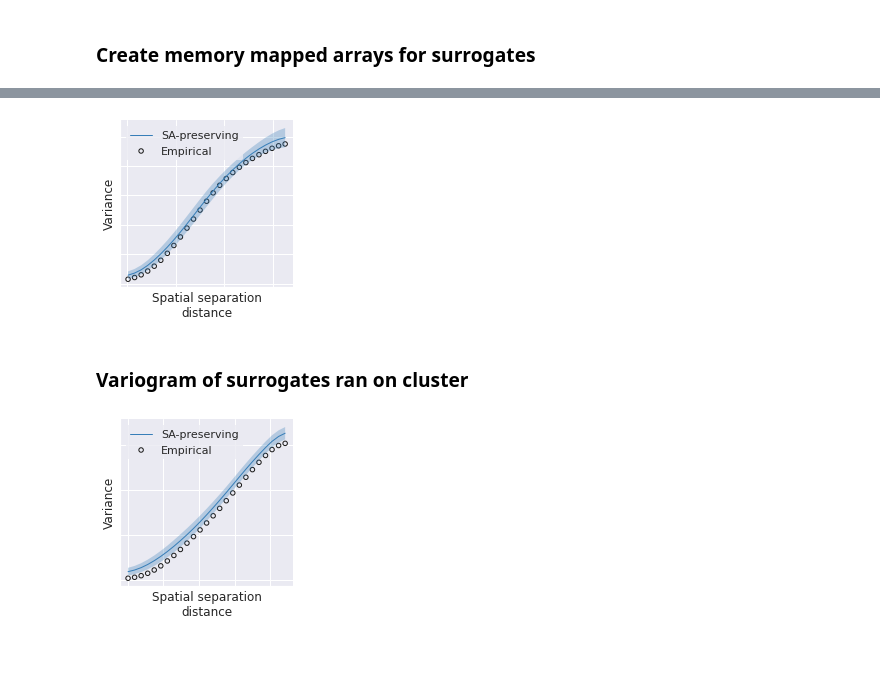
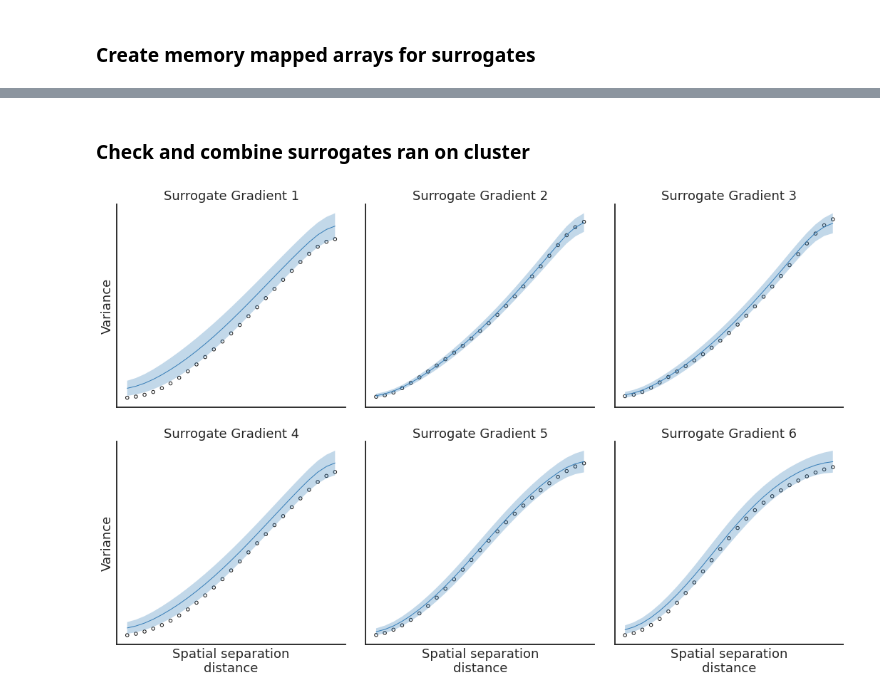
Before and after one commit to juhuntenburg/mouse_gradients, a Jupyter notebook: 04_Null_Models/Null_models_surface.ipynb, the cells around one changed output, grey strips where cells are left out. Drawn from its saved outputs; the diff is of its cells as text; code cells hidden in the pictures; blank space fills up the shorter version.

Commit message:
finish surface surrogates

```diff
--- a/04_Null_Models/Null_models_surface.ipynb
+++ b/04_Null_Models/Null_models_surface.ipynb
@@ -112,42 +55,2 @@ sampled_fit(gradients[:,4],
-# %%
-sns.set()
-sampled_fit(gradients[:,5],
-            data_dir+"results/null_models/surface/distmat.npy",
-            data_dir+"results/null_models/surface/index.npy",
-            deltas=[0.1,0.2,0.3,0.4,0.5,0.6,0.7,0.8,0.9],
-            ns=1000,
-            knn=3000,
-            nsurr=10)
-# %% [output]
-[figure, removed]
 # %% [markdown]
-### Variogram of surrogates ran on cluster
+### Check and combine surrogates ran on cluster
-# %%
-emp_var = np.load(data_dir + 'results/null_models/surface/surf0_emp_var.npy').mean(axis=0)
-surr_var = np.load(data_dir + 'results/null_models/surface/surf0_surr_var.npy')
-u0 = np.load(data_dir + 'results/null_models/surface/surf0_u0.npy').mean(axis=0)
-# %%
-fig = plt.figure(figsize=(3, 3))
-ax = fig.add_axes([0.12, 0.15, 0.8, 0.77])
-ax.scatter(u0, emp_var, s=20, facecolor='none', edgecolor='k',
-           marker='o', lw=1, label='Empirical')
-
-mu = surr_var.mean(axis=0)
-sigma = surr_var.std(axis=0)
-ax.fill_between(u0, mu-sigma, mu+sigma, facecolor='#377eb8',
-                edgecolor='none', alpha=0.3)
-ax.plot(u0, mu, color='#377eb8', label='SA-preserving', lw=1)
-
-leg = ax.legend(loc=0)
-leg.get_frame().set_linewidth(0.0)
-ax.spines['top'].set_visible(False)
-ax.spines['right'].set_visible(False)
-plt.setp(ax.get_yticklabels(), visible=False)
-plt.setp(ax.get_yticklines(), visible=False)
-plt.setp(ax.get_xticklabels(), visible=False)
-plt.setp(ax.get_xticklines(), visible=False)
-ax.set_xlabel("Spatial separation\ndistance")
-ax.set_ylabel("Variance")
-plt.show()
-# %% [output]
-[figure, removed]
@@ -153,0 +81,35 @@ plt.show()
+# %%
+# Plot variograms
+sns.set_style('ticks')
+sns.set_context('talk')
+fig = plt.figure(figsize=(15, 10))
+
+for z in range(6):
+
+    emp_var_samples = np.load(data_dir+'results/null_models/surface/surrogates/surf{}_emp_var.npy'.format(z))
+    surr_var_samples = np.load(data_dir+'results/null_models/surface/surrogates/surf{}_surr_var.npy'.format(z))
+    u0_samples = np.load(data_dir+'results/null_models/surface/surrogates/surf{}_u0.npy'.format(z))
+
+    emp_var = emp_var_samples.mean(axis=0)
+    u0 =  u0_samples.mean(axis=0)
+    mu = surr_var_samples.mean(axis=0)
+    sigma = surr_var_samples.std(axis=0)
+
+    ax = fig.add_subplot(2,3,z+1)
+    ax.scatter(u0, emp_var, s=20, facecolor='none', edgecolor='k',marker='o', lw=1, label='Empirical')
+    ax.fill_between(u0, mu-sigma, mu+sigma, facecolor='#377eb8',edgecolor='none', alpha=0.3)
+    ax.plot(u0, mu, color='#377eb8', label='SA-preserving', lw=1)
+    plt.xticks([])
+    plt.yticks([])
+
+    if z in [0,3]:
+        plt.ylabel("Variance")
+    if z>2:
+        plt.xlabel("Spatial separation\ndistance")
+    if z==6:
+        leg = ax.legend(loc=0)
+    plt.title('Surrogate Gradient {}'.format(z+1))
+    sns.despine()
+    plt.tight_layout()
+# %% [output]
+[figure, added]
```
Also changed, not shown: parts of 9 cells of this notebook.
